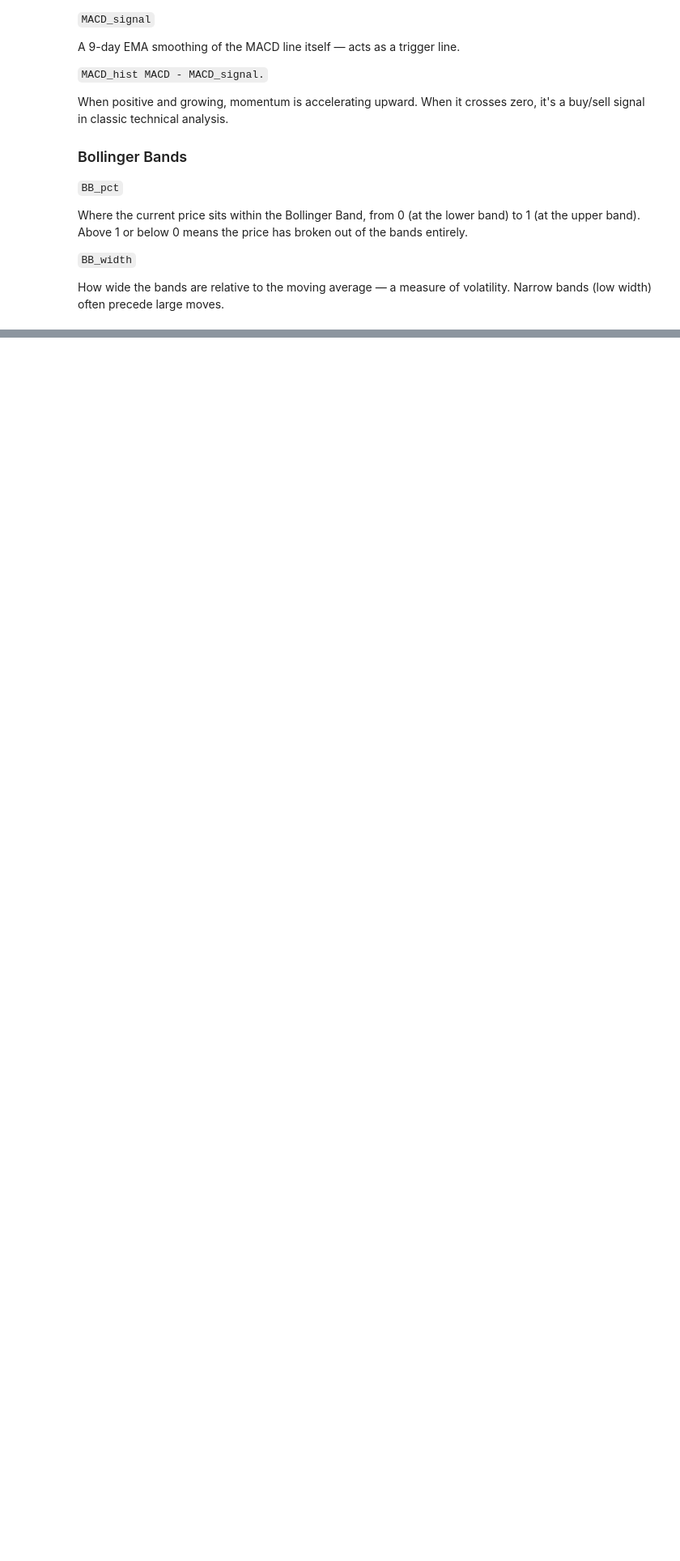
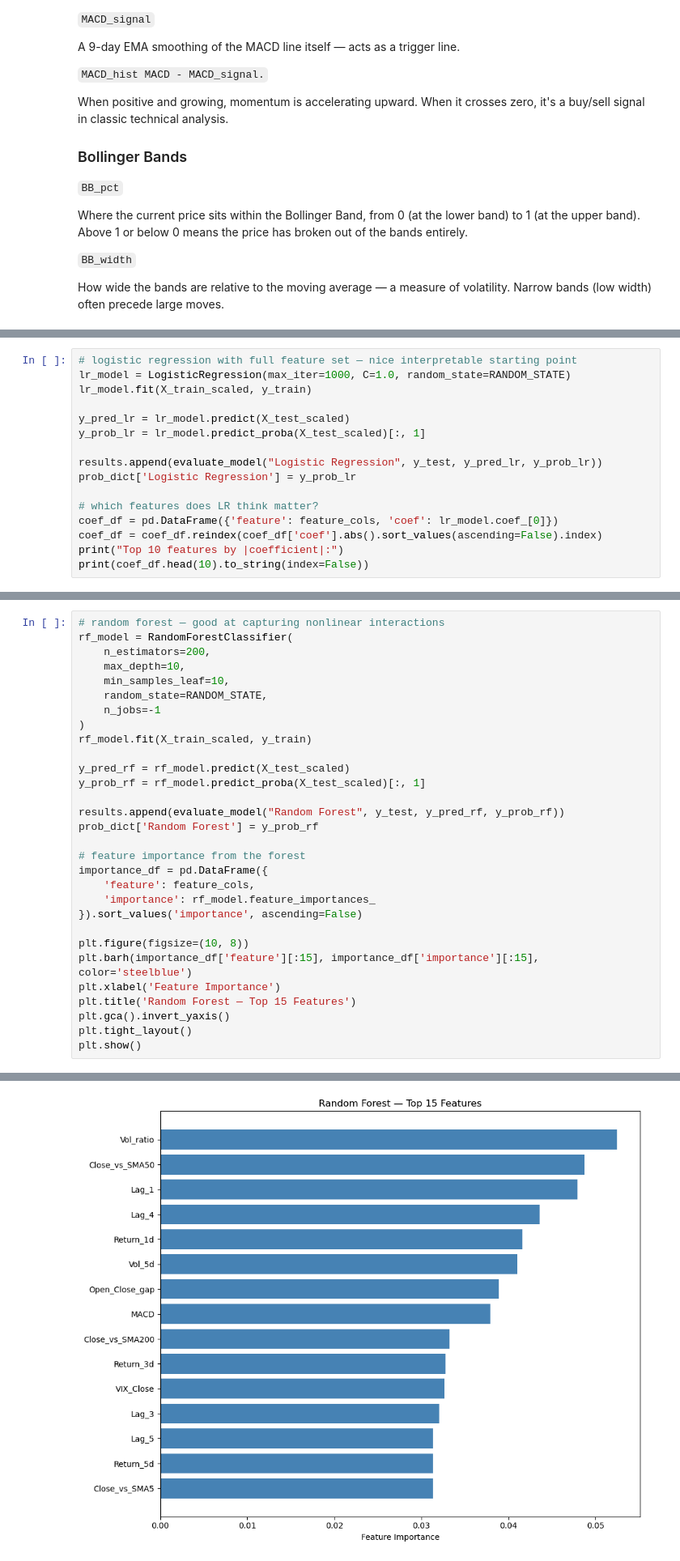
Before and after one commit to erizeli/S-P-500-Predictor, a Jupyter notebook: final.ipynb, the cells around one changed output, grey strips where cells are left out. Shown at 81% size. Saved outputs shown, nothing was run; the diff lists cells and outputs as text; blank space fills up the shorter version.

Commit message:
Add full ML pipeline, EDA, models, evaluation, error analysis, and reports

```diff
--- a/final.ipynb
+++ b/final.ipynb
@@ -325,0 +590,16 @@ Dataset: (993, 45)
+# %%
+# logistic regression with full feature set — nice interpretable starting point
+lr_model = LogisticRegression(max_iter=1000, C=1.0, random_state=RANDOM_STATE)
+lr_model.fit(X_train_scaled, y_train)
+
+y_pred_lr = lr_model.predict(X_test_scaled)
+y_prob_lr = lr_model.predict_proba(X_test_scaled)[:, 1]
+
+results.append(evaluate_model("Logistic Regression", y_test, y_pred_lr, y_prob_lr))
+prob_dict['Logistic Regression'] = y_prob_lr
+
+# which features does LR think matter?
+coef_df = pd.DataFrame({'feature': feature_cols, 'coef': lr_model.coef_[0]})
+coef_df = coef_df.reindex(coef_df['coef'].abs().sort_values(ascending=False).index)
+print("Top 10 features by |coefficient|:")
+print(coef_df.head(10).to_string(index=False))
@@ -325,0 +626,31 @@ Dataset: (993, 45)
+# %%
+# random forest — good at capturing nonlinear interactions
+rf_model = RandomForestClassifier(
+    n_estimators=200,
+    max_depth=10,
+    min_samples_leaf=10,
+    random_state=RANDOM_STATE,
+    n_jobs=-1
+)
+rf_model.fit(X_train_scaled, y_train)
+
+y_pred_rf = rf_model.predict(X_test_scaled)
+y_prob_rf = rf_model.predict_proba(X_test_scaled)[:, 1]
+
+results.append(evaluate_model("Random Forest", y_test, y_pred_rf, y_prob_rf))
+prob_dict['Random Forest'] = y_prob_rf
+
+# feature importance from the forest
+importance_df = pd.DataFrame({
+    'feature': feature_cols,
+    'importance': rf_model.feature_importances_
+}).sort_values('importance', ascending=False)
+
+plt.figure(figsize=(10, 8))
+plt.barh(importance_df['feature'][:15], importance_df['importance'][:15], color='steelblue')
+plt.xlabel('Feature Importance')
+plt.title('Random Forest — Top 15 Features')
+plt.gca().invert_yaxis()
+plt.tight_layout()
+plt.show()
+# %% [output]
@@ -325,0 +666 @@ Dataset: (993, 45)
+[figure, added]
```
Also changed, not shown: parts of 24 cells of this notebook, 12 other files.
